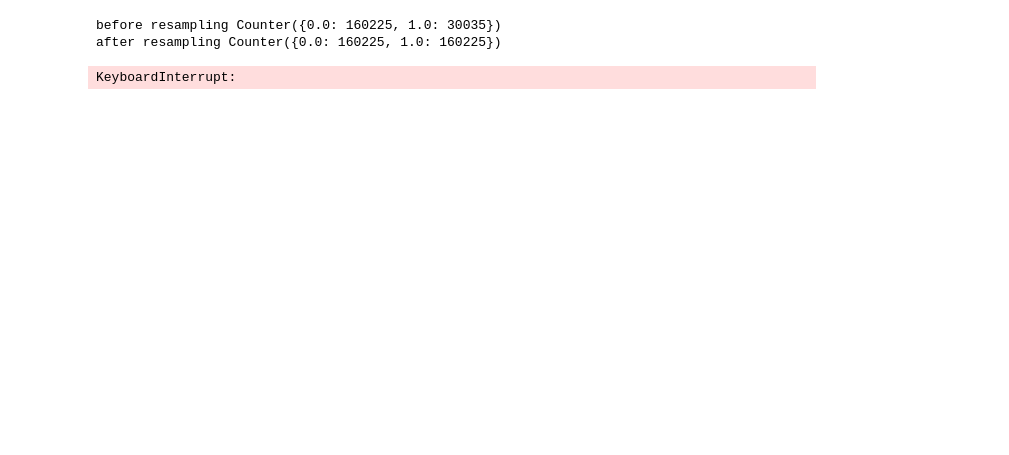
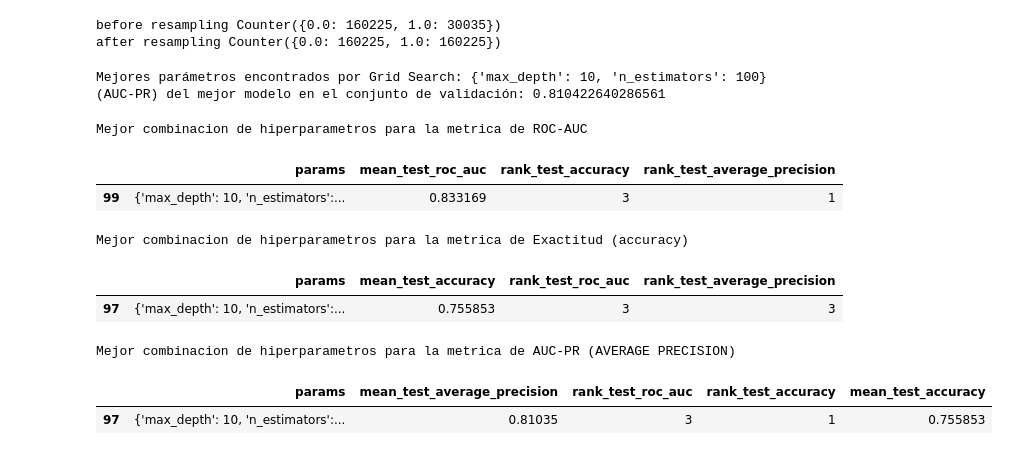
Before and after one commit to juanlt9905/machineLearning2025, a Jupyter notebook: RandomForest_diabetes.ipynb, the cells around one changed output. Saved outputs shown, nothing was run; the diff lists cells and outputs as text; code cells hidden in the pictures; blank space fills up the shorter version.

```diff
--- a/RandomForest_diabetes.ipynb
+++ b/RandomForest_diabetes.ipynb
@@ -71,7 +71,7 @@ after resampling Counter({0.0: 160225, 1.0: 160225})
 # %%
 
 # Random Forest con Grid Search
-model = RandomForestClassifier(random_state=54321)
+model = RandomForestClassifier(random_state=54321, n_jobs=6)
 
 param_grid = {
     'n_estimators': [10, 20, 30, 40, 50, 60, 70, 80, 90, 100],
@@ -79,10 +79,12 @@ param_grid = {
     #'min_samples_split': [2, 3, 4, 5, 6, 7, 8, 9, 10]
 }
 
+
 scoring_metrics = ['average_precision', 'roc_auc', 'accuracy']
 grid_search = GridSearchCV(model, param_grid, cv=5, scoring=scoring_metrics, refit='average_precision')
 grid_search.fit(X_train_res, y_train_res)
 print("Mejores parámetros encontrados por Grid Search:", grid_search.best_params_)
 print("(AUC-PR) del mejor modelo en el conjunto de validación:", grid_search.best_score_)
 # %% [output]
-KeyboardInterrupt:
+Mejores parámetros encontrados por Grid Search: {'max_depth': 10, 'n_estimators': 100}
+(AUC-PR) del mejor modelo en el conjunto de validación: 0.810422640286561
@@ -95,15 +91,34 @@ print("(AUC-PR) del mejor modelo en el conjunto de validación:", grid_search.be
 # %%
 results_df = pd.DataFrame(grid_search.cv_results_)
+results_df
 
-# Mostrar columnas relevantes para cada métrica
-metric_cols_to_display = []
-for metric in scoring_metrics:
-    metric_cols_to_display.append(f'mean_test_{metric}')
-    metric_cols_to_display.append(f'std_test_{metric}')
+max_average_precision_score = results_df['mean_test_average_precision'].max()
+best_average_presicion_combinations_df = results_df[results_df['mean_test_average_precision'] == max_average_precision_score]
 
-param_cols_to_display = [f'param_{param_name}' for param_name in param_grid.keys()]
+max_roc_auc_score = results_df['mean_test_roc_auc'].max()
+best_roc_combinations_df = results_df[results_df['mean_test_roc_auc'] == max_roc_auc_score]
 
-print(results_df[param_cols_to_display + metric_cols_to_display].sort_values(by=f'mean_test_{grid_search.refit_}', ascending=False))
+max_accuracy_score= results_df['mean_test_accuracy'].max()
+best_acurracy_combinatin_df= results_df[results_df['mean_test_accuracy'] == max_accuracy_score]
 
-# El mejor estimador se selecciona basado en la métrica 'refit'
-best_model_refit = grid_search.best_estimator_
+print('Mejor combinacion de hiperparametros para la metrica de ROC-AUC')
+best_roc_combinations_df[['params', 'mean_test_roc_auc', 'rank_test_accuracy', 'rank_test_average_precision' ]]
+# %% [output]
+Mejor combinacion de hiperparametros para la metrica de ROC-AUC
+|  | params | mean_test_roc_auc | rank_test_accuracy | rank_test_average_precision |
+| 99 | {'max_depth': 10, 'n_estimators':... | 0.833169 | 3 | 1 |
+# %%
+best_acurracy_combinatin_df
+print('Mejor combinacion de hiperparametros para la metrica de Exactitud (accuracy)')
+best_acurracy_combinatin_df[['params', 'mean_test_accuracy','rank_test_roc_auc', 'rank_test_average_precision']]
+# %% [output]
+Mejor combinacion de hiperparametros para la metrica de Exactitud (accuracy)
+|  | params | mean_test_accuracy | rank_test_roc_auc | rank_test_average_precision |
+| 97 | {'max_depth': 10, 'n_estimators':... | 0.755853 | 3 | 3 |
+# %%
+print('Mejor combinacion de hiperparametros para la metrica de AUC-PR (AVERAGE PRECISION)')
+best_acurracy_combinatin_df[['params', 'mean_test_average_precision','rank_test_roc_auc', 'rank_test_accuracy', 'mean_test_accuracy']]
+# %% [output]
+Mejor combinacion de hiperparametros para la metrica de AUC-PR (AVERAGE PRECISION)
+|  | params | mean_test_average_precision | rank_test_roc_auc | rank_test_accuracy | mean_test_accuracy |
+| 97 | {'max_depth': 10, 'n_estimators':... | 0.81035 | 3 | 1 | 0.755853 |
```
Also changed, not shown: parts of 6 cells of this notebook.
